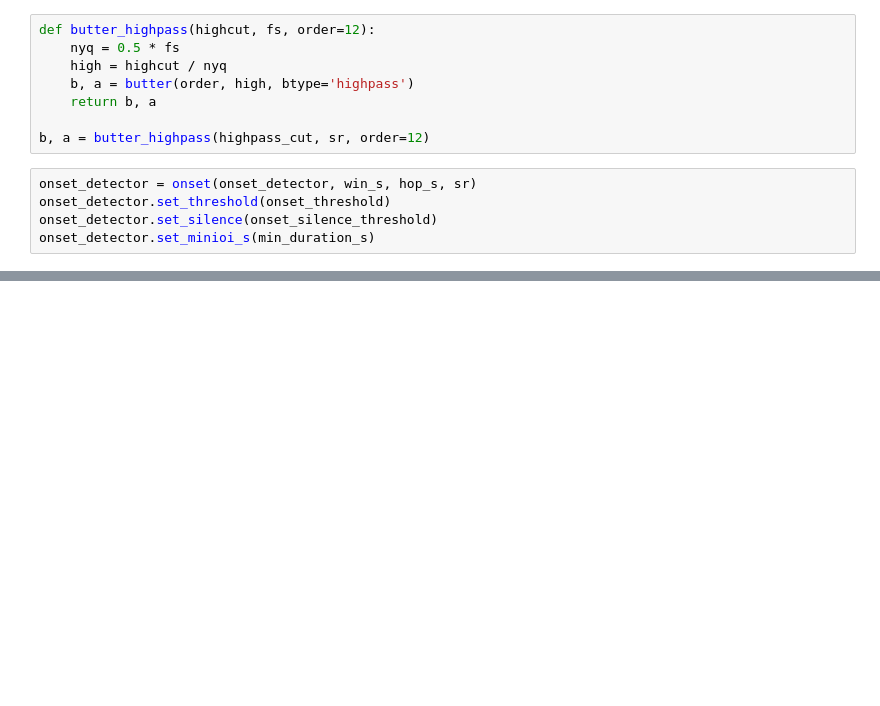
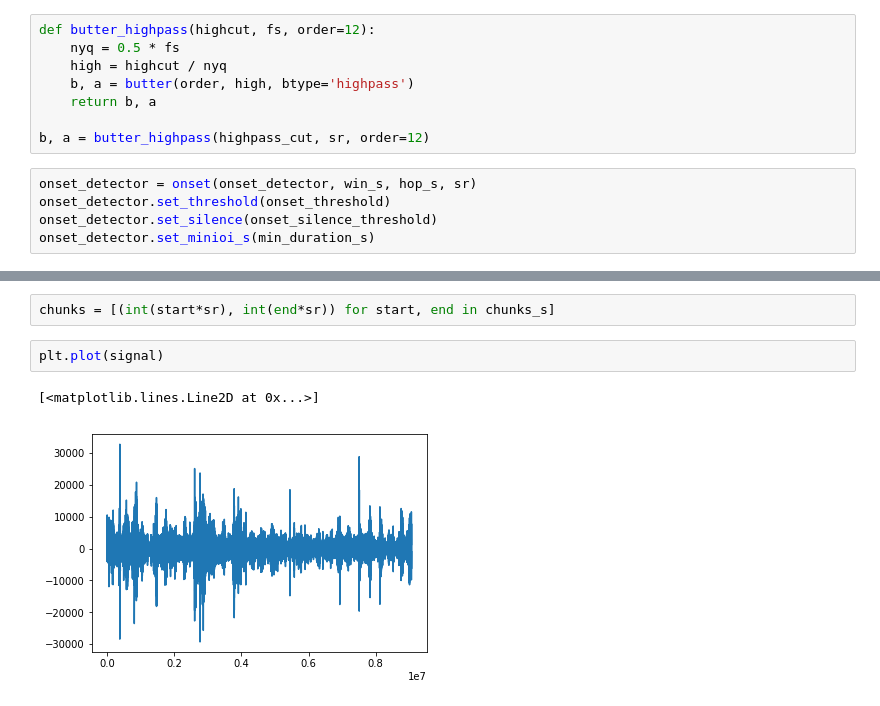
Before and after one commit to RSPB/Birdman, a Jupyter notebook: plot_onsets.ipynb, the cells around one changed output, grey strips where cells are left out. Cells and saved outputs as stored; diff of their text form; blank space fills up the shorter version.

```diff
--- a/plot_onsets.ipynb
+++ b/plot_onsets.ipynb
@@ -108,0 +134,7 @@ sheet_sample
+# %%
+chunks = [(int(start*sr), int(end*sr)) for start, end in chunks_s]
+# %%
+plt.plot(signal)
+# %% [output]
+[<matplotlib.lines.Line2D at 0x...>]
+[figure, added]
```
Also changed, not shown: parts of 14 cells of this notebook, 13 other files.
